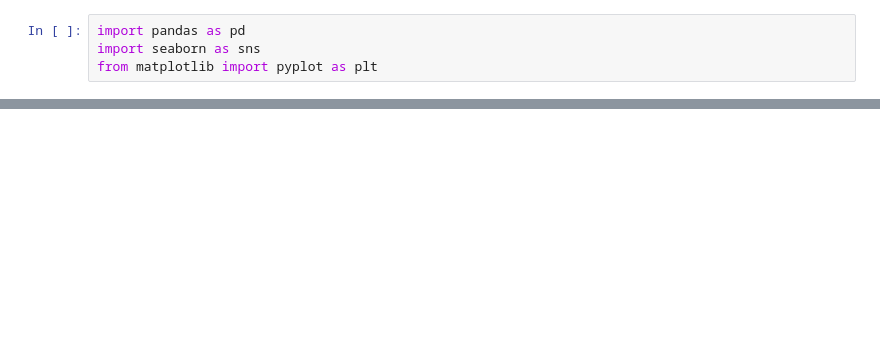
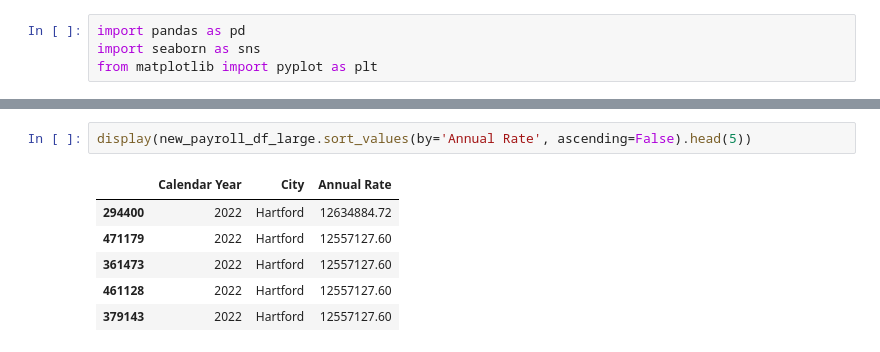
Before and after one commit to tomseeber/Introduction_to_pandas, a Jupyter notebook: Mean-Mode-Median-Draw.ipynb, the cells around one changed output, grey strips where cells are left out. Cells and saved outputs as stored; diff of their text form; blank space fills up the shorter version.

```diff
--- a/Mean-Mode-Median-Draw.ipynb
+++ b/Mean-Mode-Median-Draw.ipynb
@@ -49 +64,10 @@ new_payroll_df.to_csv('data/2022_Hartford.csv',index=False)
+# %%
+display(new_payroll_df_large.sort_values(by='Annual Rate', ascending=False).head(5))
+# %% [output]
+|  | Calendar Year | City | Annual Rate |
+| 294400 | 2022 | Hartford | 12634884.72 |
+| 471179 | 2022 | Hartford | 12557127.60 |
+| 361473 | 2022 | Hartford | 12557127.60 |
+| 461128 | 2022 | Hartford | 12557127.60 |
+| 379143 | 2022 | Hartford | 12557127.60 |
 # %%
```
Also changed, not shown: parts of 13 cells of this notebook, 8 other files.
